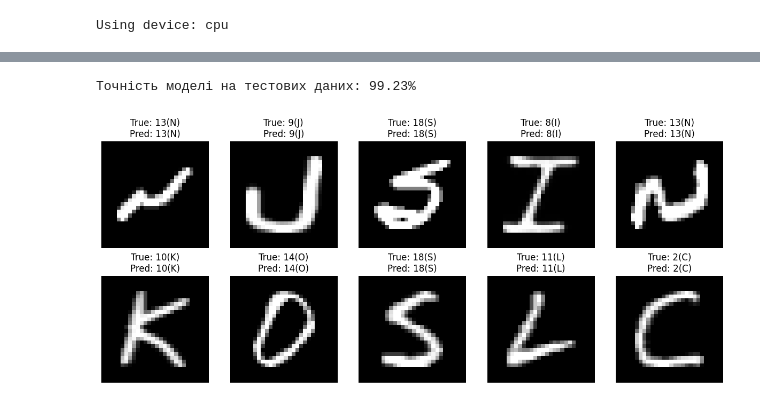
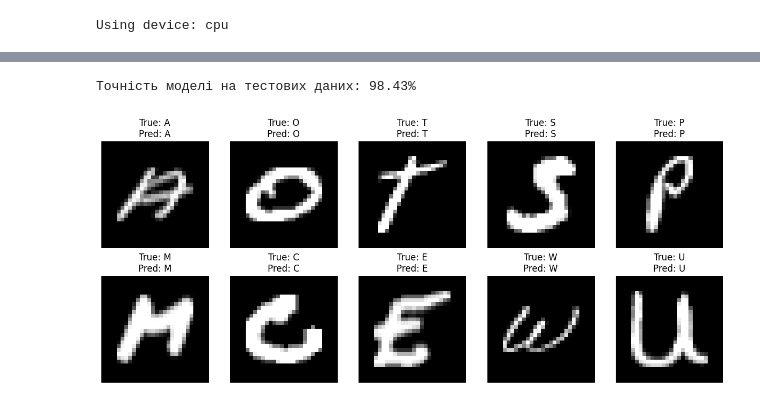
Before and after one commit to Maxym-Bohatch/Amazinum, a Jupyter notebook: lesson_15_pytorch/pytorch.ipynb, the cells around one changed output, grey strips where cells are left out. Drawn from its saved outputs; the diff is of its cells as text; code cells hidden in the pictures.

```diff
--- a/lesson_15_pytorch/pytorch.ipynb
+++ b/lesson_15_pytorch/pytorch.ipynb
@@ -1134,8 +1142,5 @@ class AlphabetNet(nn.Module):
 model = AlphabetNet().to(device)
 # %%
-from torch.utils.data import Dataset, DataLoader
-import pandas as pd
-import numpy as np
 class AlphabetDataset(Dataset):
     def __init__(self, csv_file):
         self.data = pd.read_csv(csv_file)
@@ -1145,6 +1150,13 @@ class AlphabetDataset(Dataset):
         label = self.data.iloc[idx, 0]
         image = self.data.iloc[idx, 1:].values.astype(np.float32) / 255.0
         return torch.tensor(image), torch.tensor(label, dtype=torch.long)
-train_dataset = AlphabetDataset('A_Z_Handwritten_Data.csv')
-train_loader = DataLoader(train_dataset, batch_size=64, shuffle=True)
+
+# Завантаження та розділення
+full_dataset = AlphabetDataset('A_Z_Handwritten_Data.csv')
+train_size = int(0.8 * len(full_dataset))
+test_size = len(full_dataset) - train_size
+train_subset, test_subset = random_split(full_dataset, [train_size, test_size])
+
+train_loader = DataLoader(train_subset, batch_size=64, shuffle=True)
+test_loader = DataLoader(test_subset, batch_size=64, shuffle=False)
 # %%
@@ -1193,37 +1225,42 @@ def evaluate_model(model, loader):
     total = 0
     with torch.no_grad():
         for images, labels in loader:
+            images, labels = images.to(device), labels.to(device) # Теж переносимо на GPU
             outputs = model(images)
             _, predicted = torch.max(outputs.data, 1)
             total += labels.size(0)
             correct += (predicted == labels).sum().item()
     return 100 * correct / total
+
 accuracy = evaluate_model(model, test_loader)
 print(f"Точність моделі на тестових даних: {accuracy:.2f}%")
 # %% [output]
-Точність моделі на тестових даних: 99.23%
+Точність моделі на тестових даних: 98.43%
 # %%
-import matplotlib.pyplot as plt
-import string
-
 def visualize_results(model, loader):
     labels_map = {i: char for i, char in enumerate(string.ascii_uppercase)}
     model.eval()
     data_iter = iter(loader)
     images, labels = next(data_iter)
-    images = images[:10]
-    labels = labels[:10]
-    outputs = model(images)
+
+    # Беремо лише перші 10 для показу
+    images_show = images[:10].to(device)
+    labels_show = labels[:10]
+
+    outputs = model(images_show)
     _, predicted = torch.max(outputs, 1)
+
     plt.figure(figsize=(15, 6))
     for i in range(10):
         plt.subplot(2, 5, i+1)
-        plt.imshow(images[i].reshape(28, 28), cmap='gray')
-        true_val = labels[i].item()
+        # Повертаємо на CPU для відображення
+        plt.imshow(images_show[i].cpu().reshape(28, 28), cmap='gray')
+        true_val = labels_show[i].item()
         pred_val = predicted[i].item()
-        plt.title(f"True: {true_val}({labels_map[true_val]})\nPred: {pred_val}({labels_map[pred_val]})")
+        plt.title(f"True: {labels_map[true_val]}\nPred: {labels_map[pred_val]}")
         plt.axis('off')
     plt.show()
+
 visualize_results(model, test_loader)
 # %% [output]
-[figure, old version]
+[figure, new version]
```
Also changed, not shown: parts of 8 cells of this notebook.
